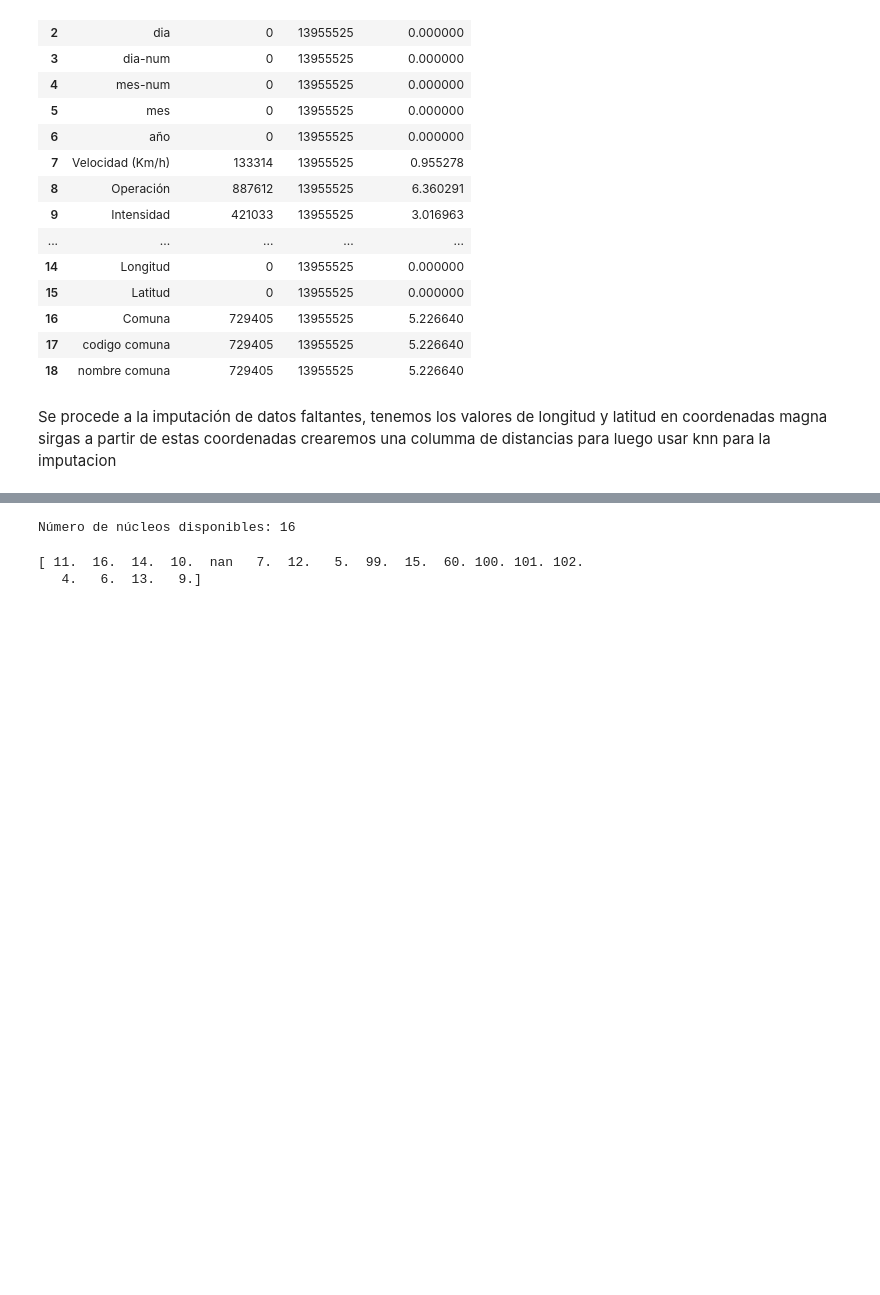
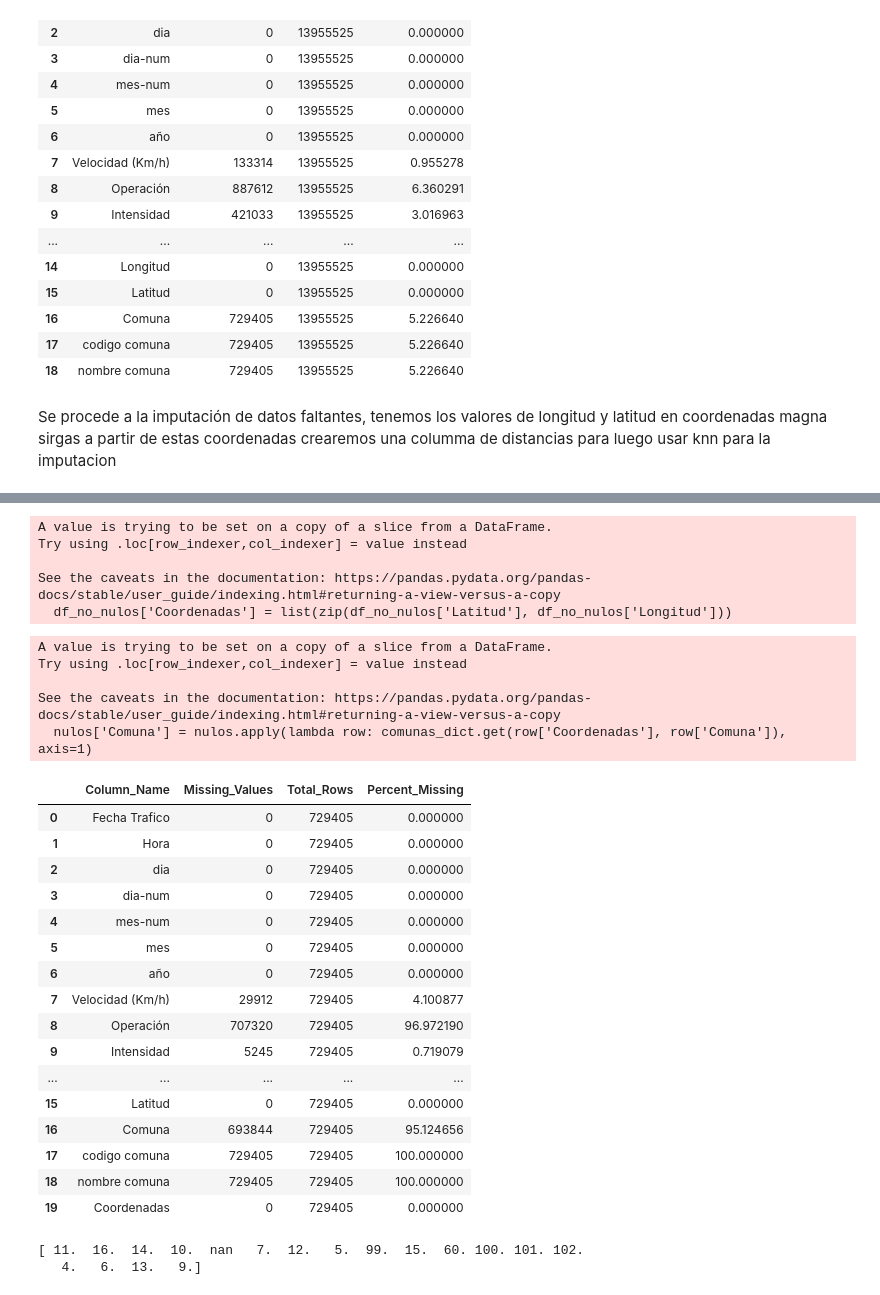
Before and after one commit to Matu10100/AirQuality_Prediction, a Jupyter notebook: Programacion/PreProcess_MobTrain.ipynb, the cells around one changed output, grey strips where cells are left out. Cells and saved outputs as stored; diff of their text form; code cells hidden in the pictures; blank space fills up the shorter version.

Commit message:
Cambio en manejo de nulos en mobilidad, nulos todavia persisten

```diff
--- a/Programacion/PreProcess_MobTrain.ipynb
+++ b/Programacion/PreProcess_MobTrain.ipynb
@@ -207,6 +207,9 @@ Se procede a la imputación de datos faltantes, tenemos los valores de longitud
 # %%
 nulos = Mob[Mob['codigo comuna'].isnull()]
 
+# Crear una nueva columna 'Coordenadas' combinando 'Latitud' y 'Longitud'
+nulos.loc[:,'Coordenadas'] = list(zip(nulos['Latitud'], nulos['Longitud']))
+
 nulos.info()
 # %% [output]
 <class 'pandas.core.frame.DataFrame'>
@@ -276,17 +237,12 @@ def procesar_dataframe_en_paralelo(df, num_procesos):
-# %%
-import multiprocessing
-
-# Obtener el número de núcleos de la CPU
-num_procesos = multiprocessing.cpu_count()
-
-print(f"Número de núcleos disponibles: {num_procesos}")
-
-# Usar el número de núcleos para paralelizar el proceso
-# %% [output]
-Número de núcleos disponibles: 16
-# %%
-num_procesos = 16  # Puedes ajustar el número de procesos según tu CPU
-nulos['Comuna'] = procesar_dataframe_en_paralelo(nulos, num_procesos)
-
-# Verificar el resultado
-print(nulos)
+# %%
+# Crear un diccionario donde cada coordenada única esté asociada a su comuna
+comunas_dict = {
+    (row['Latitud'], row['Longitud']): (row['Comuna'], row['codigo comuna'], row['nombre comuna'])
+    for index, row in Mob.iterrows()
+}
+# %% [output]
+A value is trying to be set on a copy of a slice from a DataFrame.
+Try using .loc[row_indexer,col_indexer] = value instead
+
+See the caveats in the documentation: https://pandas.pydata.org/pandas-docs/stable/user_guide/indexing.html#returning-a-view-versus-a-copy
+  df_no_nulos['Coordenadas'] = list(zip(df_no_nulos['Latitud'], df_no_nulos['Longitud']))
@@ -293,3 +251,41 @@ print(nulos)
+# %%
+# Llenar los valores nulos en las columnas 'Comuna', 'Barrio' y 'Distrito' usando el diccionario
+def llenar_valores_nulos(row):
+    if row['Coordenadas'] in comunas_dict:
+        comuna, barrio, distrito = comunas_dict[row['Coordenadas']]
+        row['Comuna'] = comuna if pd.isnull(row['Comuna']) else row['Comuna']
+        row['Barrio'] = barrio if pd.isnull(row['Barrio']) else row['Barrio']
+        row['Distrito'] = distrito if pd.isnull(row['Distrito']) else row['Distrito']
+    return row
+
+# Aplicar la función para llenar los valores nulos en todas las filas
+df =nulos.apply(llenar_valores_nulos, axis=1)
+
+# Verificar el resultado
+print(nulos)
+# %% [output]
+A value is trying to be set on a copy of a slice from a DataFrame.
+Try using .loc[row_indexer,col_indexer] = value instead
+
+See the caveats in the documentation: https://pandas.pydata.org/pandas-docs/stable/user_guide/indexing.html#returning-a-view-versus-a-copy
+  nulos['Comuna'] = nulos.apply(lambda row: comunas_dict.get(row['Coordenadas'], row['Comuna']), axis=1)
+|  | Column_Name | Missing_Values | Total_Rows | Percent_Missing |
+| 0 | Fecha Trafico | 0 | 729405 | 0.000000 |
+| 1 | Hora | 0 | 729405 | 0.000000 |
+| 2 | dia | 0 | 729405 | 0.000000 |
+| 3 | dia-num | 0 | 729405 | 0.000000 |
+| 4 | mes-num | 0 | 729405 | 0.000000 |
+| 5 | mes | 0 | 729405 | 0.000000 |
+| 6 | año | 0 | 729405 | 0.000000 |
+| 7 | Velocidad (Km/h) | 29912 | 729405 | 4.100877 |
+| 8 | Operación | 707320 | 729405 | 96.972190 |
+| 9 | Intensidad | 5245 | 729405 | 0.719079 |
+| ... | ... | ... | ... | ... |
+| 15 | Latitud | 0 | 729405 | 0.000000 |
+| 16 | Comuna | 693844 | 729405 | 95.124656 |
+| 17 | codigo comuna | 729405 | 729405 | 100.000000 |
+| 18 | nombre comuna | 729405 | 729405 | 100.000000 |
+| 19 | Coordenadas | 0 | 729405 | 0.000000 |
 # %%
 valores_unicos = Mob['codigo comuna'].unique()
 
```
Also changed, not shown: parts of 3 cells of this notebook, 1 other file.
